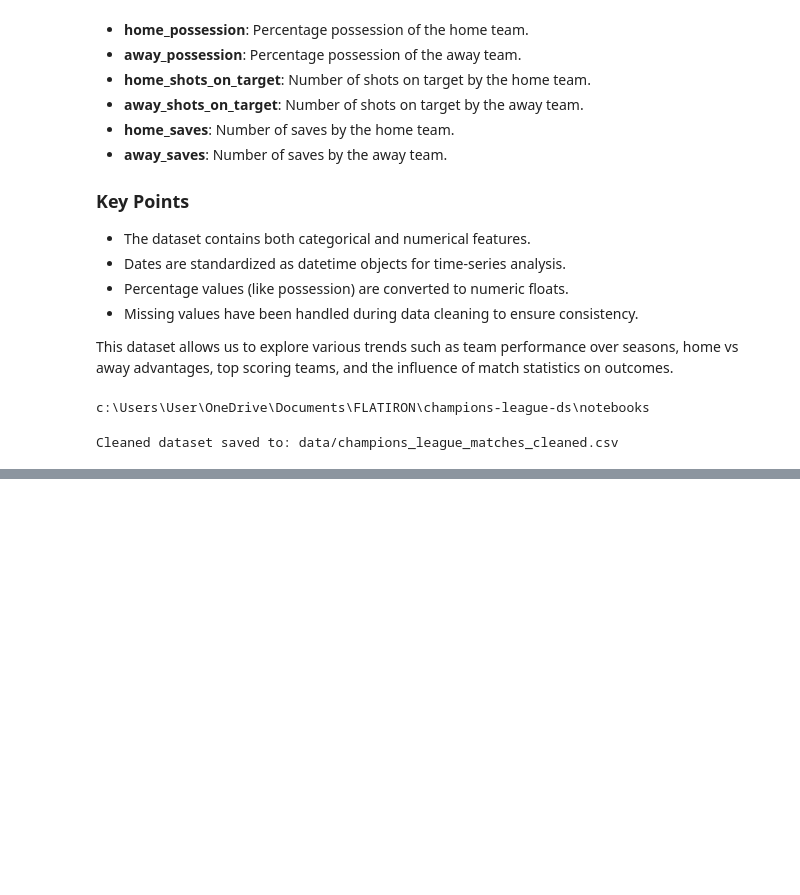
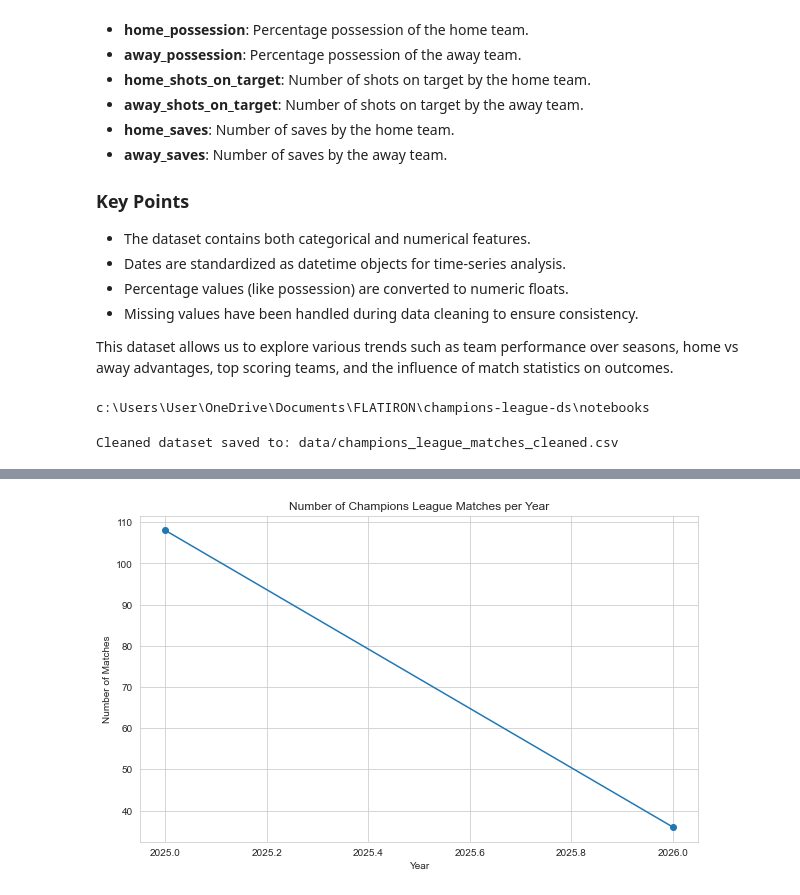
Before and after one commit to tonny001-rgb/champions-league-ds, a Jupyter notebook: notebooks/01_eda.ipynb, the cells around one changed output, grey strips where cells are left out. Saved outputs shown, nothing was run; the diff lists cells and outputs as text; code cells hidden in the pictures; blank space fills up the shorter version.

```diff
--- a/notebooks/01_eda.ipynb
+++ b/notebooks/01_eda.ipynb
@@ -445,0 +476,12 @@ Cleaned dataset saved to: data/champions_league_matches_cleaned.csv
+# %%
+df['year'] = df['date'].dt.year
+
+matches_per_year = df.groupby('year').size()
+
+matches_per_year.plot(kind='line', marker='o')
+plt.title("Number of Champions League Matches per Year")
+plt.xlabel("Year")
+plt.ylabel("Number of Matches")
+plt.show()
+# %% [output]
+[figure, added]
```
Also changed, not shown: parts of 23 cells of this notebook.
